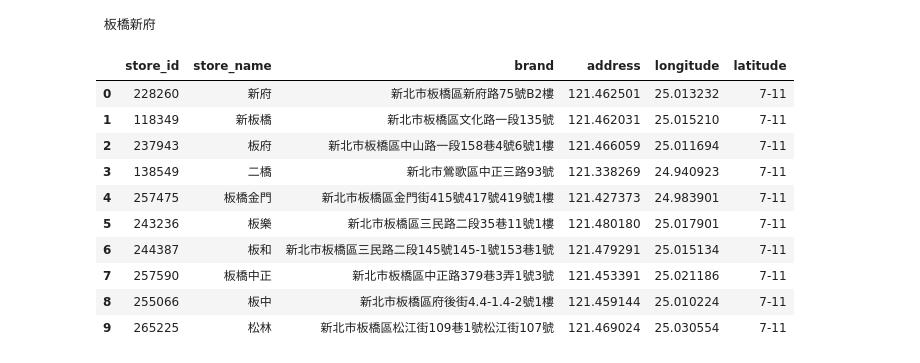
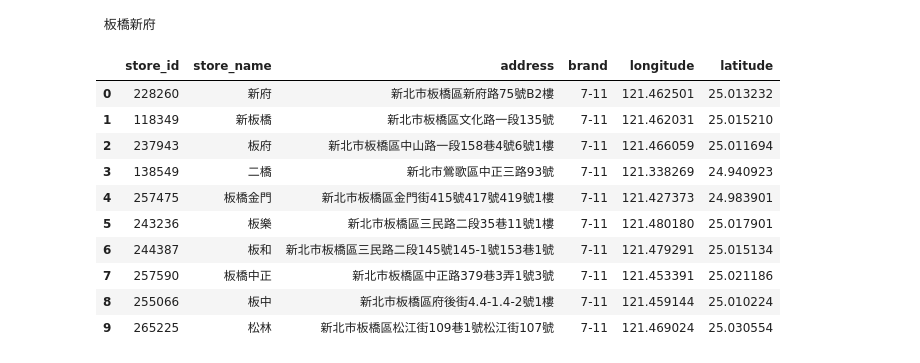
Before and after one commit to kayac-chang/the-overlord-of-beggars, a Jupyter notebook: crawler/embedding.ipynb, the cells around one changed output. Cells and saved outputs as stored; diff of their text form; code cells hidden in the pictures.

```diff
--- a/crawler/embedding.ipynb
+++ b/crawler/embedding.ipynb
@@ -225,44 +226,44 @@ async with await psycopg.AsyncConnection.connect(DATABASE_URL) as conn:
     await register_vector_async(conn)
 
     async with conn.cursor() as cur:
         await cur.execute("""
             SELECT
                 s.store_id,
                 s.store_name,
                 s.address,
+                s.brand,
                 ST_X(s.coordinates::geometry) AS longitude,
-                ST_Y(s.coordinates::geometry) AS latitude,
-                s.brand
+                ST_Y(s.coordinates::geometry) AS latitude
             FROM
                 stores_embeddings e
             JOIN
                 stores s
             ON
                 e.store_id = s.store_id AND e.brand = s.brand
             ORDER BY
                 e.embedding <-> %s
             LIMIT
                 10
             ;
             """,
             (embedding,)
         )
 
         async for row in cur:
             rows.append(row)
 
         await conn.commit()
 
-pd.DataFrame(rows, columns=["store_id", "store_name", "brand", "address", "longitude", "latitude"])
+pd.DataFrame(rows, columns=["store_id", "store_name", "address", "brand", "longitude", "latitude"])
 # %% [output]
-|  | store_id | store_name | brand | address | longitude | latitude |
-| 0 | 228260 | 新府 | 新北市板橋區新府路75號B2樓 | 121.462501 | 25.013232 | 7-11 |
-| 1 | 118349 | 新板橋 | 新北市板橋區文化路一段135號 | 121.462031 | 25.015210 | 7-11 |
-| 2 | 237943 | 板府 | 新北市板橋區中山路一段158巷4號6號1樓 | 121.466059 | 25.011694 | 7-11 |
-| 3 | 138549 | 二橋 | 新北市鶯歌區中正三路93號 | 121.338269 | 24.940923 | 7-11 |
-| 4 | 257475 | 板橋金門 | 新北市板橋區金門街415號417號419號1樓 | 121.427373 | 24.983901 | 7-11 |
-| 5 | 243236 | 板樂 | 新北市板橋區三民路二段35巷11號1樓 | 121.480180 | 25.017901 | 7-11 |
-| 6 | 244387 | 板和 | 新北市板橋區三民路二段145號145-1號153巷1號 | 121.479291 | 25.015134 | 7-11 |
-| 7 | 257590 | 板橋中正 | 新北市板橋區中正路379巷3弄1號3號 | 121.453391 | 25.021186 | 7-11 |
-| 8 | 255066 | 板中 | 新北市板橋區府後街4.4-1.4-2號1樓 | 121.459144 | 25.010224 | 7-11 |
-| 9 | 265225 | 松林 | 新北市板橋區松江街109巷1號松江街107號 | 121.469024 | 25.030554 | 7-11 |
+|  | store_id | store_name | address | brand | longitude | latitude |
+| 0 | 228260 | 新府 | 新北市板橋區新府路75號B2樓 | 7-11 | 121.462501 | 25.013232 |
+| 1 | 118349 | 新板橋 | 新北市板橋區文化路一段135號 | 7-11 | 121.462031 | 25.015210 |
+| 2 | 237943 | 板府 | 新北市板橋區中山路一段158巷4號6號1樓 | 7-11 | 121.466059 | 25.011694 |
+| 3 | 138549 | 二橋 | 新北市鶯歌區中正三路93號 | 7-11 | 121.338269 | 24.940923 |
+| 4 | 257475 | 板橋金門 | 新北市板橋區金門街415號417號419號1樓 | 7-11 | 121.427373 | 24.983901 |
+| 5 | 243236 | 板樂 | 新北市板橋區三民路二段35巷11號1樓 | 7-11 | 121.480180 | 25.017901 |
+| 6 | 244387 | 板和 | 新北市板橋區三民路二段145號145-1號153巷1號 | 7-11 | 121.479291 | 25.015134 |
+| 7 | 257590 | 板橋中正 | 新北市板橋區中正路379巷3弄1號3號 | 7-11 | 121.453391 | 25.021186 |
+| 8 | 255066 | 板中 | 新北市板橋區府後街4.4-1.4-2號1樓 | 7-11 | 121.459144 | 25.010224 |
+| 9 | 265225 | 松林 | 新北市板橋區松江街109巷1號松江街107號 | 7-11 | 121.469024 | 25.030554 |
```
Also changed, not shown: parts of 3 cells of this notebook, 5 other files.
